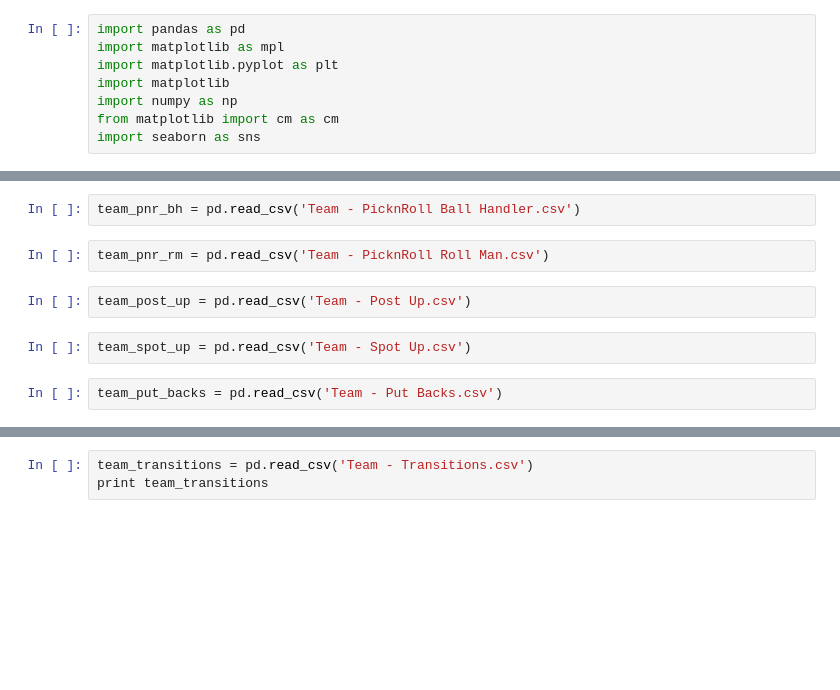
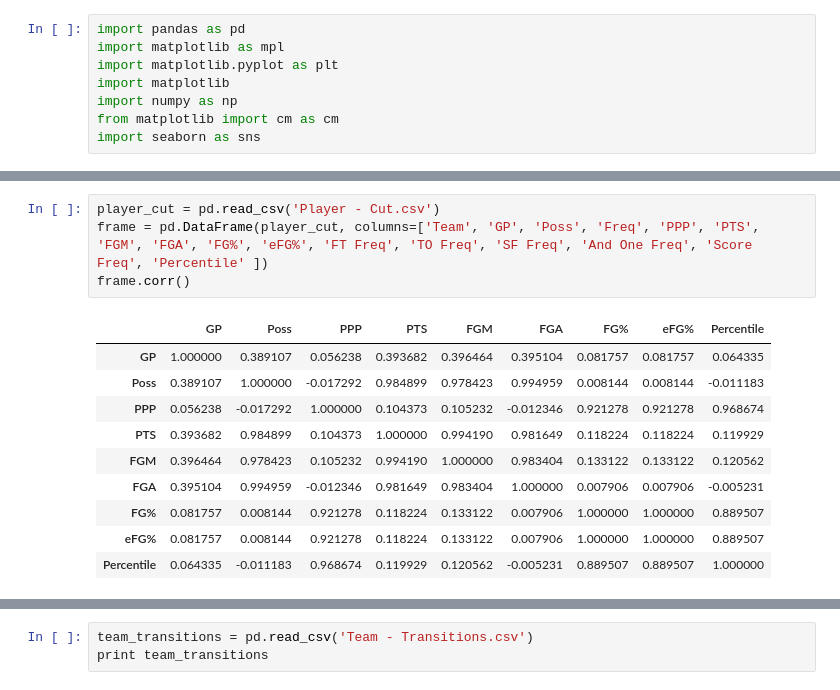
Before and after one commit to carterkbrantley/ga-data-science, a Jupyter notebook: Final-Project/Part 3/Part 3 Version 2.ipynb, the cells around one changed output, grey strips where cells are left out. Drawn from its saved outputs; the diff is of its cells as text; blank space fills up the shorter version.

```diff
--- a/Final-Project/Part 3/Part 3 Version 2.ipynb
+++ b/Final-Project/Part 3/Part 3 Version 2.ipynb
@@ -35,10 +9,15 @@ team_off_screens = pd.read_csv('Team - Off Screens.csv')
-# %%
-team_pnr_bh = pd.read_csv('Team - PicknRoll Ball Handler.csv')
-# %%
-team_pnr_rm = pd.read_csv('Team - PicknRoll Roll Man.csv')
-# %%
-team_post_up = pd.read_csv('Team - Post Up.csv')
-# %%
-team_spot_up = pd.read_csv('Team - Spot Up.csv')
-# %%
-team_put_backs = pd.read_csv('Team - Put Backs.csv')
+# %%
+player_cut = pd.read_csv('Player - Cut.csv')
+frame = pd.DataFrame(player_cut, columns=['Team', 'GP', 'Poss', 'Freq', 'PPP', 'PTS', 'FGM', 'FGA', 'FG%', 'eFG%', 'FT Freq', 'TO Freq', 'SF Freq', 'And One Freq', 'Score Freq', 'Percentile' ])
+frame.corr()
+# %% [output]
+|  | GP | Poss | PPP | PTS | FGM | FGA | FG% | eFG% | Percentile |
+| GP | 1.000000 | 0.389107 | 0.056238 | 0.393682 | 0.396464 | 0.395104 | 0.081757 | 0.081757 | 0.064335 |
+| Poss | 0.389107 | 1.000000 | -0.017292 | 0.984899 | 0.978423 | 0.994959 | 0.008144 | 0.008144 | -0.011183 |
+| PPP | 0.056238 | -0.017292 | 1.000000 | 0.104373 | 0.105232 | -0.012346 | 0.921278 | 0.921278 | 0.968674 |
+| PTS | 0.393682 | 0.984899 | 0.104373 | 1.000000 | 0.994190 | 0.981649 | 0.118224 | 0.118224 | 0.119929 |
+| FGM | 0.396464 | 0.978423 | 0.105232 | 0.994190 | 1.000000 | 0.983404 | 0.133122 | 0.133122 | 0.120562 |
+| FGA | 0.395104 | 0.994959 | -0.012346 | 0.981649 | 0.983404 | 1.000000 | 0.007906 | 0.007906 | -0.005231 |
+| FG% | 0.081757 | 0.008144 | 0.921278 | 0.118224 | 0.133122 | 0.007906 | 1.000000 | 1.000000 | 0.889507 |
+| eFG% | 0.081757 | 0.008144 | 0.921278 | 0.118224 | 0.133122 | 0.007906 | 1.000000 | 1.000000 | 0.889507 |
+| Percentile | 0.064335 | -0.011183 | 0.968674 | 0.119929 | 0.120562 | -0.005231 | 0.889507 | 0.889507 | 1.000000 |
```
Also changed, not shown: parts of 31 cells of this notebook.
